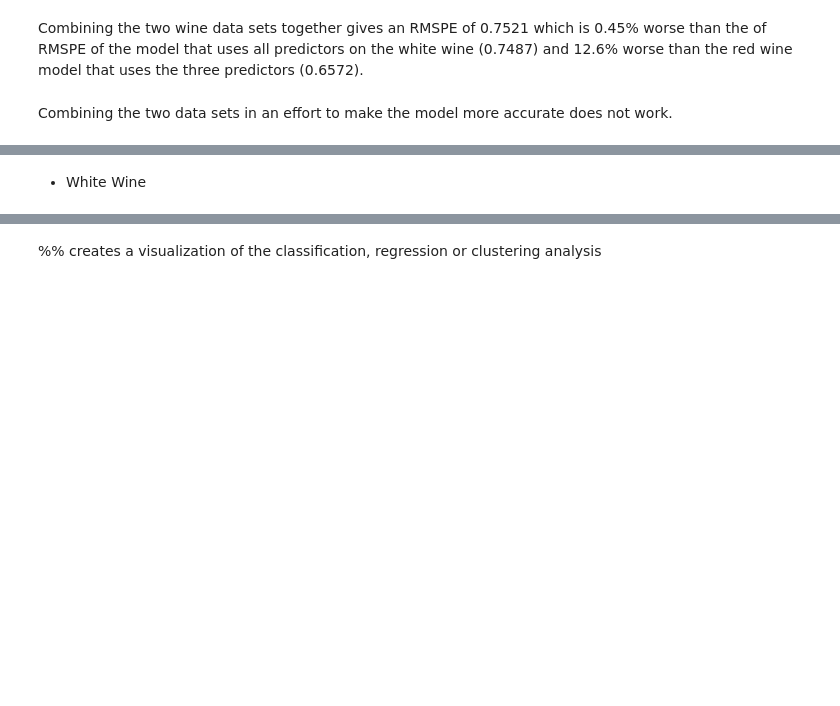
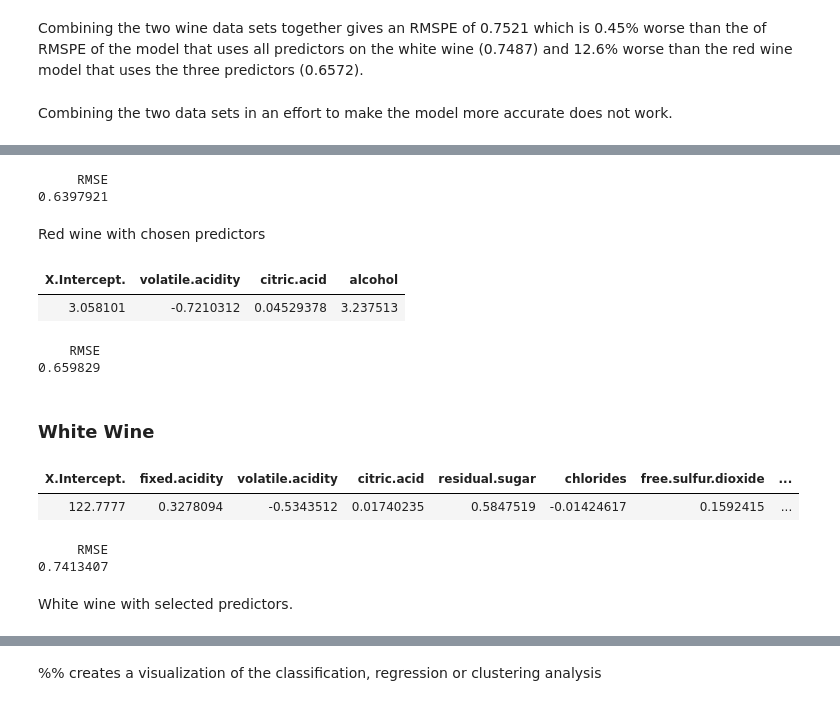
Before and after one commit to ivan-fediaev/DSCI-project, a Jupyter notebook: Project_Template_Latest.ipynb, the cells around one changed output, grey strips where cells are left out. Cells and saved outputs as stored; diff of their text form; code cells hidden in the pictures; blank space fills up the shorter version.

```diff
--- a/Project_Template_Latest.ipynb
+++ b/Project_Template_Latest.ipynb
@@ -1156,0 +1182,11 @@ Combining the two data sets in an effort to make the model more accurate does no
+# %%
+test_pred_r <- predict(lm_reg_r, RX_test)
+lm_modelvalues_r <- data.frame(obs = RY_test, pred = test_pred_r)
+lm_mult_test_results_r <- defaultSummary(lm_modelvalues_r)
+lm_rmspe_r <- lm_mult_test_results_r[1]
+lm_rmspe_r
+# %% [output]
+     RMSE
+0.6397921
+# %% [markdown]
+Red wine with chosen predictors
@@ -1157,2 +1218,65 @@ Combining the two data sets in an effort to make the model more accurate does no
+# %%
+lm_reg_r <- train(x = RX_train, y = RY_train, method = "lm")
+lm_coefs_r <- lm_reg_r$finalModel$coefficients %>%
+   t() %>%
+  data.frame()
+lm_coefs_r
+# %% [output]
+| X.Intercept. | volatile.acidity | citric.acid | alcohol |
+| 3.058101 | -0.7210312 | 0.04529378 | 3.237513 |
+# %%
+test_pred_r <- predict(lm_reg_r, RX_test)
+lm_modelvalues_r <- data.frame(obs = RY_test, pred = test_pred_r)
+lm_mult_test_results_r <- defaultSummary(lm_modelvalues_r)
+lm_rmspe_r <- lm_mult_test_results_r[1]
+lm_rmspe_r
+# %% [output]
+    RMSE
+0.659829
 # %% [markdown]
- - White Wine
+### White Wine
+# %%
+w_training_set <- white_scaled %>%
+    select(quality) %>%
+    unlist() %>%
+    createDataPartition(p = 0.80, list = FALSE)
+
+WX_train <- white_scaled %>%
+    select(-quality) %>%
+    slice(w_training_set) %>%
+    data.frame()
+
+WY_train <- white_scaled %>%
+    select(quality) %>%
+    slice(w_training_set) %>%
+    unlist()
+
+WX_test <- white_scaled %>%
+    select(-quality) %>%
+    slice(-w_training_set) %>%
+    data.frame()
+
+WY_test <- white_scaled %>%
+    select(quality) %>%
+    slice(-w_training_set) %>%
+    unlist()
+# %%
+lm_reg_w <- train(x = WX_train, y = WY_train, method = "lm")
+lm_coefs_w <- lm_reg_w$finalModel$coefficients %>%
+   t() %>%
+  data.frame()
+lm_coefs_w
+# %% [output]
+| X.Intercept. | fixed.acidity | volatile.acidity | citric.acid | residual.sugar | chlorides | free.sulfur.dioxide | ... |
+| 122.7777 | 0.3278094 | -0.5343512 | 0.01740235 | 0.5847519 | -0.01424617 | 0.1592415 | ... |
+# %%
+test_pred_w <- predict(lm_reg_w, WX_test)
+lm_modelvalues_w <- data.frame(obs = WY_test, pred = test_pred_w)
+lm_mult_test_results_w <- defaultSummary(lm_modelvalues_w)
+lm_rmspe_w<-lm_mult_test_results_w[1]
+lm_rmspe_w
+# %% [output]
+     RMSE
+0.7413407
+# %% [markdown]
+White wine with selected predictors.
```
Also changed, not shown: parts of 13 cells of this notebook.
